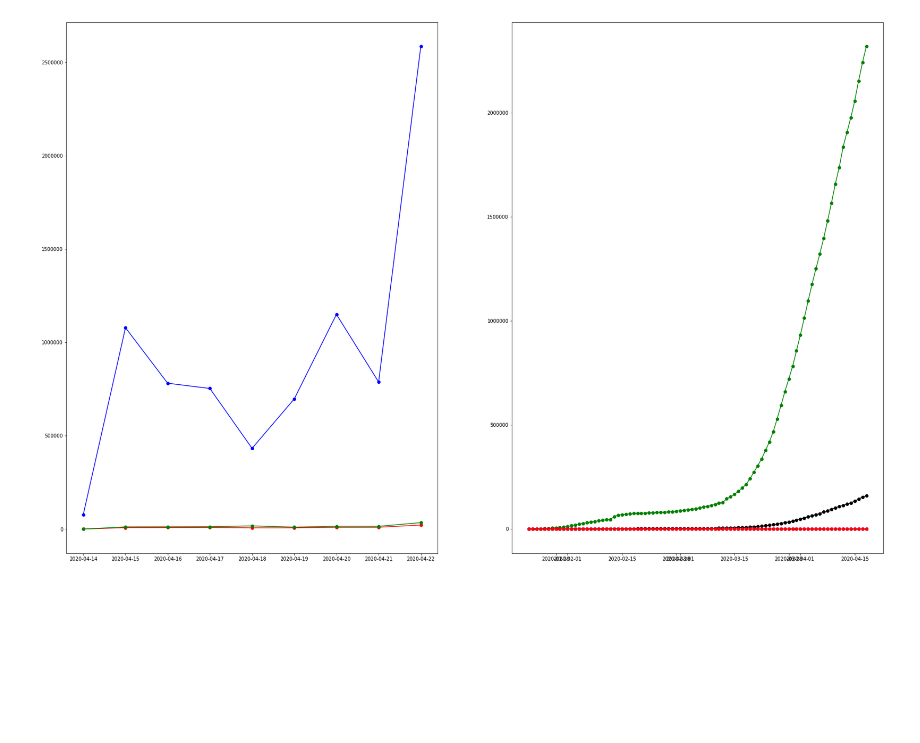
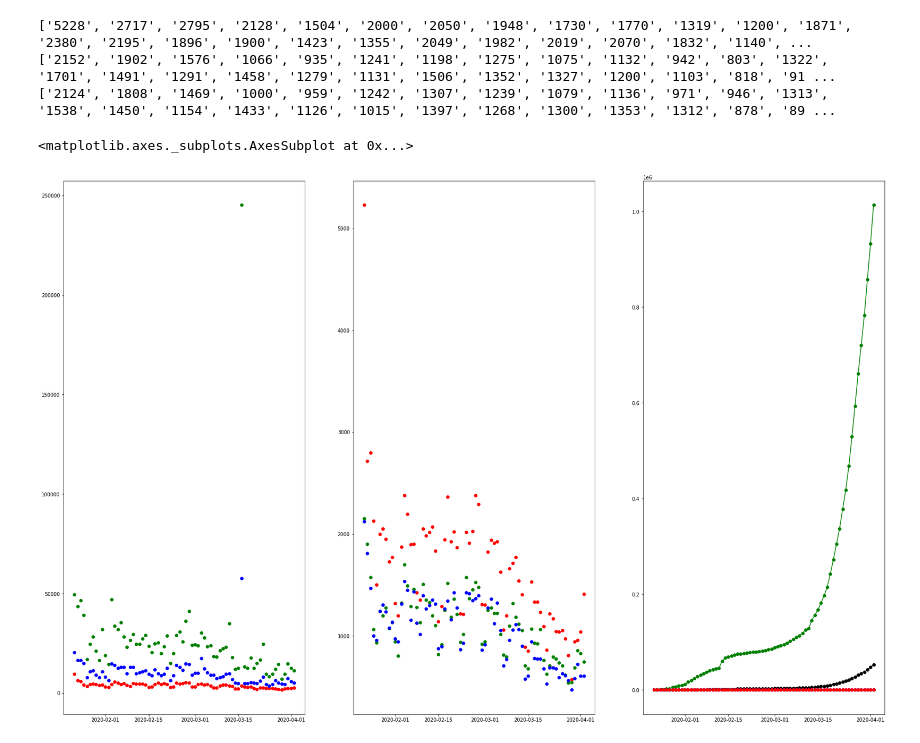
Before and after one commit to nimitchell/Covid-19-and-Climate-Change, a Jupyter notebook: Visualization graph.ipynb, the cells around one changed output. Cells and saved outputs as stored; diff of their text form; code cells hidden in the pictures; blank space fills up the shorter version.

Commit message:
Made small changes to visualization

```diff
--- a/Visualization graph.ipynb
+++ b/Visualization graph.ipynb
@@ -18,7 +18,7 @@ from dateutil.parser import parse
 
 df_corona=pd.read_csv("corona_data.csv")
 
-df_corona
+df_corona = df_corona.iloc[:72]
 #rename unnamed columns to Date
 
 df_corona.rename( columns={'Unnamed: 0':'Date'}, inplace=True )
@@ -65,0 +47,19 @@ df2
+# %%
+#df for climate change
+df_c_Change=pd.read_csv("old_climate_data.csv")
+df2=df_c_Change.drop([0, 1])
+df2.reset_index(drop=True, inplace=True)
+df2.rename( columns={'Unnamed: 0':'Date'}, inplace=True )
+Date_list= df2["Date"].values
+dates = []
+for date in Date_list:
+    dates.append(parse(date).date())
+df2["Date"]=dates
+df2.rename( columns={'id':'tweet_count'}, inplace=True )
+df2.rename( columns={'sentiment':'pos_count'}, inplace=True )
+df2.rename( columns={'sentiment.1':'neg_count'}, inplace=True )
+df2.rename( columns={'sentiment.2':'neu_count'}, inplace=True )
+
+#result = pd.concat([df_corona, df2], axis=1, join='inner')
+result = df_corona.set_index('Date').join(df2.set_index('Date'), on='Date')
+print(result)
@@ -66,32 +84,48 @@ df2
 # %%
 plt.figure(figsize=(30,20))
-plt.subplot(1,2,1)
+plt.subplot(1,3,1)
 tweetid=[]
 retweet_count=[]
 fav_count=[]
 
 y_colors=["red", "green", "blue"]
 y_keyword=["id", "favorite_count","retweet_count"]
 
 x_values = df2.Date
-
 for y,c in zip(y_keyword, y_colors):
     #tweets grouped by id's
     y_values1 = list(df2[y])
     y_values1=[int(x)for x in y_values1]
-    plt.plot(x_values, y_values1, color=c, marker="o", linestyle="-")
+    plt.scatter(x_values, y_values1, color=c, marker="o", linestyle="-")
+
+plt.subplot(1, 3, 2)
+
+y_keys = ["pos_count", "neg_count","neu_count"]
+for y,c in zip(y_keys, y_colors):
+    #tweets grouped by id's
+    y_vals = list(df2[y])
+    print(y_vals)
+    y_vals=[int(x)for x in y_vals]
+
+    plt.scatter(x_values, y_vals, color=c, marker="o", linestyle="-")
 
 y_colors=["green", "black","blue", "red"]
 y_keyword1=["total_cases", "total_deaths","log_total_cases", "log_total_deaths"]
 
-plt.subplot(1, 2,2)
+plt.subplot(1, 3,3)
 
 x_values2=df_corona.Date
 for y,c in zip(y_keyword1, y_colors):
     #tweets grouped by id's
     y_values1 = list(df_corona[y])
     y_values1=[int(x)for x in y_values1]
 
     plt.plot(x_values2, y_values1, color=c, marker="o", linestyle="-")
+
+plt.subplot(1,3,2)
 # %% [output]
+['5228', '2717', '2795', '2128', '1504', '2000', '2050', '1948', '1730', '1770', '1319', '1200', '1871', '2380', '2195', '1896', '1900', '1423', '1355', '2049', '1982', '2019', '2070', '1832', '1140', ...
+['2152', '1902', '1576', '1066', '935', '1241', '1198', '1275', '1075', '1132', '942', '803', '1322', '1701', '1491', '1291', '1458', '1279', '1131', '1506', '1352', '1327', '1200', '1103', '818', '91 ...
+['2124', '1808', '1469', '1000', '959', '1242', '1307', '1239', '1079', '1136', '971', '946', '1313', '1538', '1450', '1154', '1433', '1126', '1015', '1397', '1268', '1300', '1353', '1312', '878', '89 ...
+<matplotlib.axes._subplots.AxesSubplot at 0x...>
-[figure, old version]
+[figure, new version]
```
Also changed, not shown: parts of 4 cells of this notebook, 1 other file.
